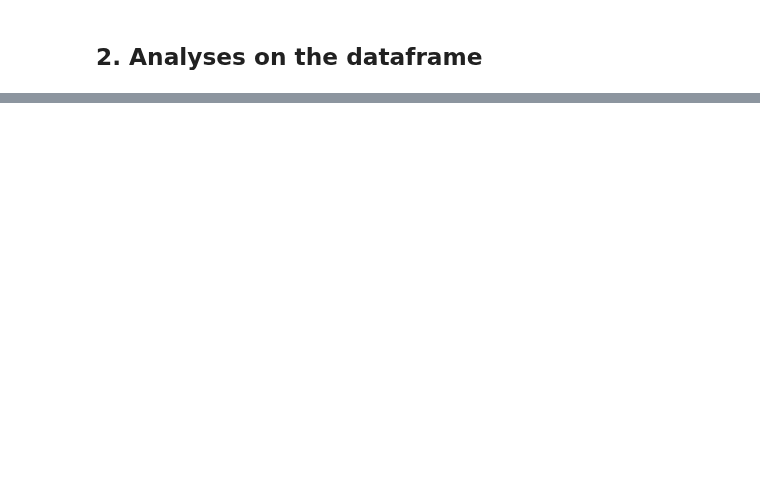
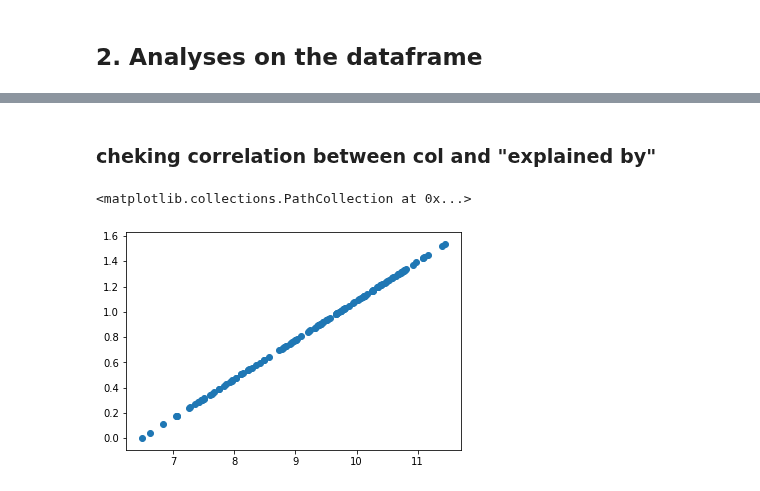
Before and after one commit to AuroreSupiot/WorldHappiness, a Jupyter notebook: Project Happiness - draft Aurore.ipynb, the cells around one changed output, grey strips where cells are left out. Drawn from its saved outputs; the diff is of its cells as text; code cells hidden in the pictures; blank space fills up the shorter version.

```diff
--- a/Project Happiness - draft Aurore.ipynb
+++ b/Project Happiness - draft Aurore.ipynb
@@ -299,3 +303,12 @@ df_corr.applymap(lambda x: 'highly correlated' if (x>0.7) & (x!=1) else 'NA')
 | Urban Population (%) | NA | highly correlated | NA | NA | NA | ... |
 | Sunshine duration per Year | NA | NA | NA | NA | NA | ... |
 | Rank | NA | NA | NA | NA | NA | ... |
+# %% [markdown]
+### cheking correlation between col and "explained by"
+# %%
+import matplotlib.pyplot as plt
+import seaborn as sns
+plt.scatter(df['Logged GDP per capita'],df['Explained by: Log GDP per capita'])
+# %% [output]
+<matplotlib.collections.PathCollection at 0x...>
+[figure, added]
```
Also changed, not shown: parts of 14 cells of this notebook, 1 other file.
